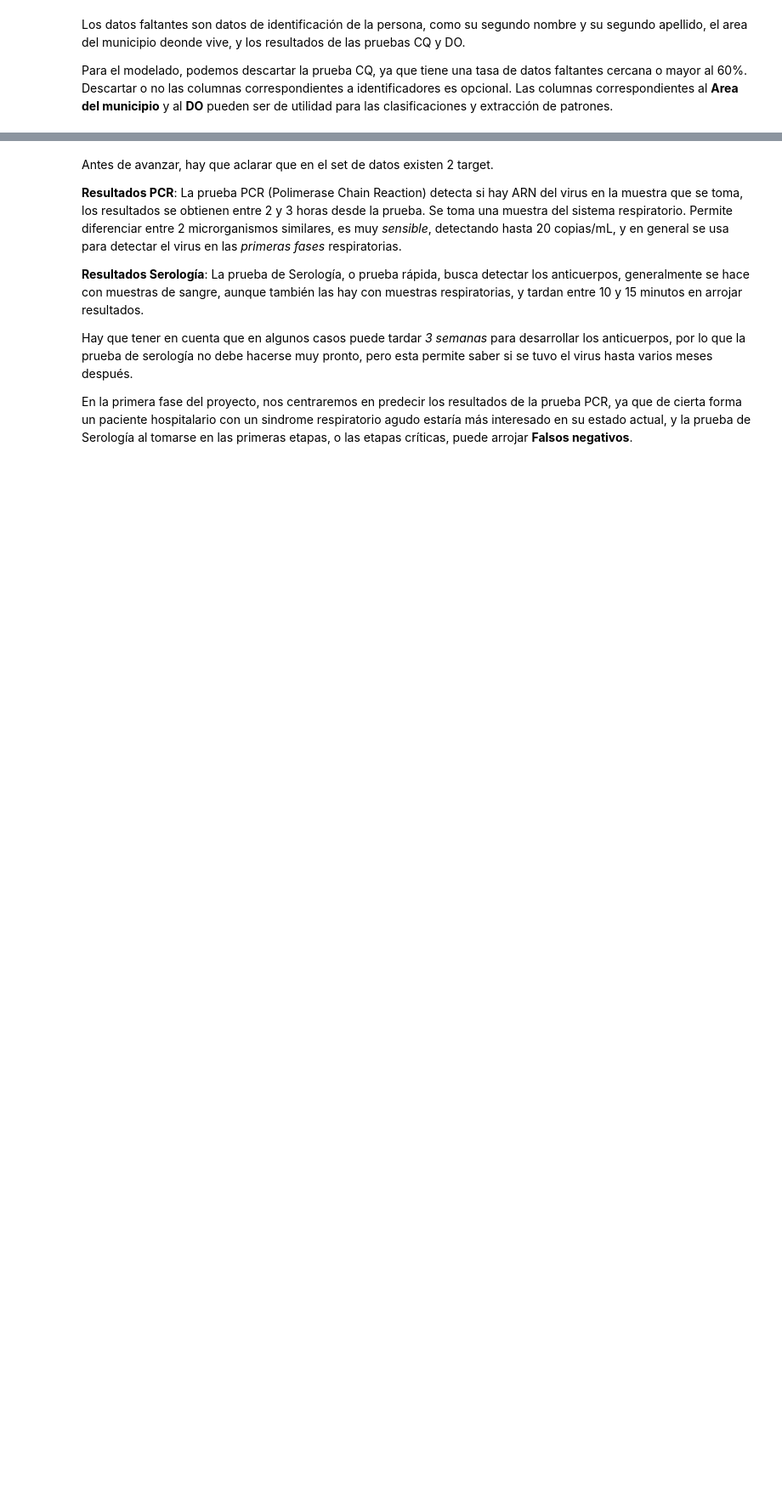
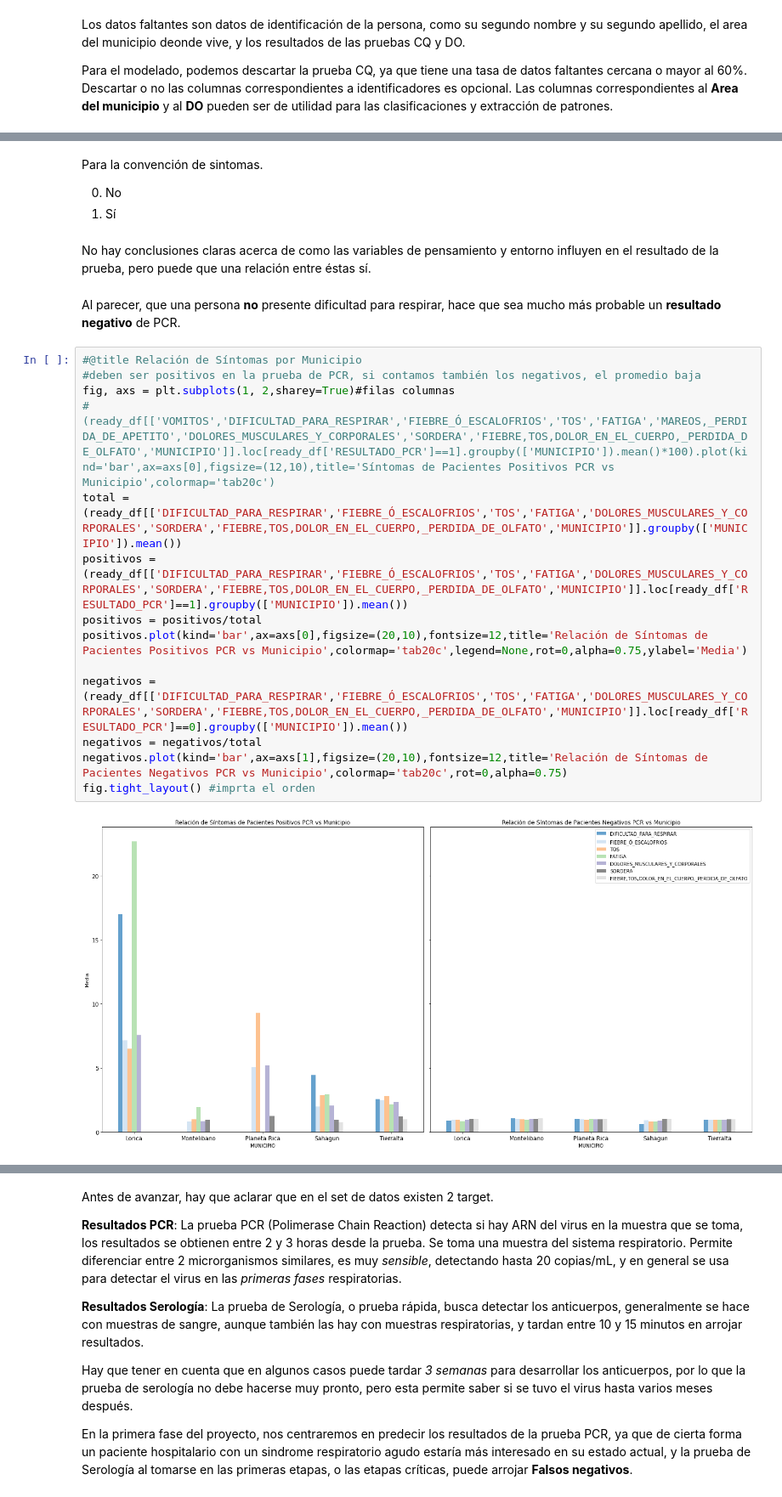
Before and after one commit to jlmarrugom/covid, a Jupyter notebook: COVID_UC.ipynb, the cells around one changed output, grey strips where cells are left out. Shown at 85% size. Saved outputs shown, nothing was run; the diff lists cells and outputs as text; blank space fills up the shorter version.

```diff
--- a/COVID_UC.ipynb
+++ b/COVID_UC.ipynb
@@ -212,0 +461,25 @@ ready_df.rename(columns = lambda x: x.replace(' ', '_'), inplace=True)
+# %% [markdown]
+Para la convención de sintomas.
+
+0.  No
+1.  Sí
+# %% [markdown]
+No hay conclusiones claras acerca de como las variables de pensamiento y entorno influyen en el resultado de la prueba, pero puede que una relación entre éstas sí.
+# %% [markdown]
+Al parecer, que una persona **no** presente dificultad para respirar, hace que sea mucho más probable un **resultado negativo** de PCR.
+# %%
+#@title Relación de Síntomas por Municipio
+#deben ser positivos en la prueba de PCR, si contamos también los negativos, el promedio baja
+fig, axs = plt.subplots(1, 2,sharey=True)#filas columnas
+# (ready_df[['VOMITOS','DIFICULTAD_PARA_RESPIRAR','FIEBRE_Ó_ESCALOFRIOS','TOS','FATIGA','MAREOS,_PERDIDA_DE_APETITO','DOLORES_MUSCULARES_Y_CORPORALES','SORDERA','FIEBRE,TOS,DOLOR_EN_EL_CUERPO,_PERDIDA_DE_OLFATO','MUNICIPIO']].loc[ready_df['RESULTADO_PCR']==1].groupby(['MUNICIPIO']).mean()*100).plot(kind='bar',ax=axs[0],figsize=(12,10),title='Síntomas de Pacientes Positivos PCR vs Municipio',colormap='tab20c')
+total = (ready_df[['DIFICULTAD_PARA_RESPIRAR','FIEBRE_Ó_ESCALOFRIOS','TOS','FATIGA','DOLORES_MUSCULARES_Y_CORPORALES','SORDERA','FIEBRE,TOS,DOLOR_EN_EL_CUERPO,_PERDIDA_DE_OLFATO','MUNICIPIO']].groupby(['MUNICIPIO']).mean())
+positivos = (ready_df[['DIFICULTAD_PARA_RESPIRAR','FIEBRE_Ó_ESCALOFRIOS','TOS','FATIGA','DOLORES_MUSCULARES_Y_CORPORALES','SORDERA','FIEBRE,TOS,DOLOR_EN_EL_CUERPO,_PERDIDA_DE_OLFATO','MUNICIPIO']].loc[ready_df['RESULTADO_PCR']==1].groupby(['MUNICIPIO']).mean())
+positivos = positivos/total
+positivos.plot(kind='bar',ax=axs[0],figsize=(20,10),fontsize=12,title='Relación de Síntomas de Pacientes Positivos PCR vs Municipio',colormap='tab20c',legend=None,rot=0,alpha=0.75,ylabel='Media')
+
+negativos = (ready_df[['DIFICULTAD_PARA_RESPIRAR','FIEBRE_Ó_ESCALOFRIOS','TOS','FATIGA','DOLORES_MUSCULARES_Y_CORPORALES','SORDERA','FIEBRE,TOS,DOLOR_EN_EL_CUERPO,_PERDIDA_DE_OLFATO','MUNICIPIO']].loc[ready_df['RESULTADO_PCR']==0].groupby(['MUNICIPIO']).mean())
+negativos = negativos/total
+negativos.plot(kind='bar',ax=axs[1],figsize=(20,10),fontsize=12,title='Relación de Síntomas de Pacientes Negativos PCR vs Municipio',colormap='tab20c',rot=0,alpha=0.75)
+fig.tight_layout() #imprta el orden
+# %% [output]
+[figure, added]
```
Also changed, not shown: parts of 109 cells of this notebook.
